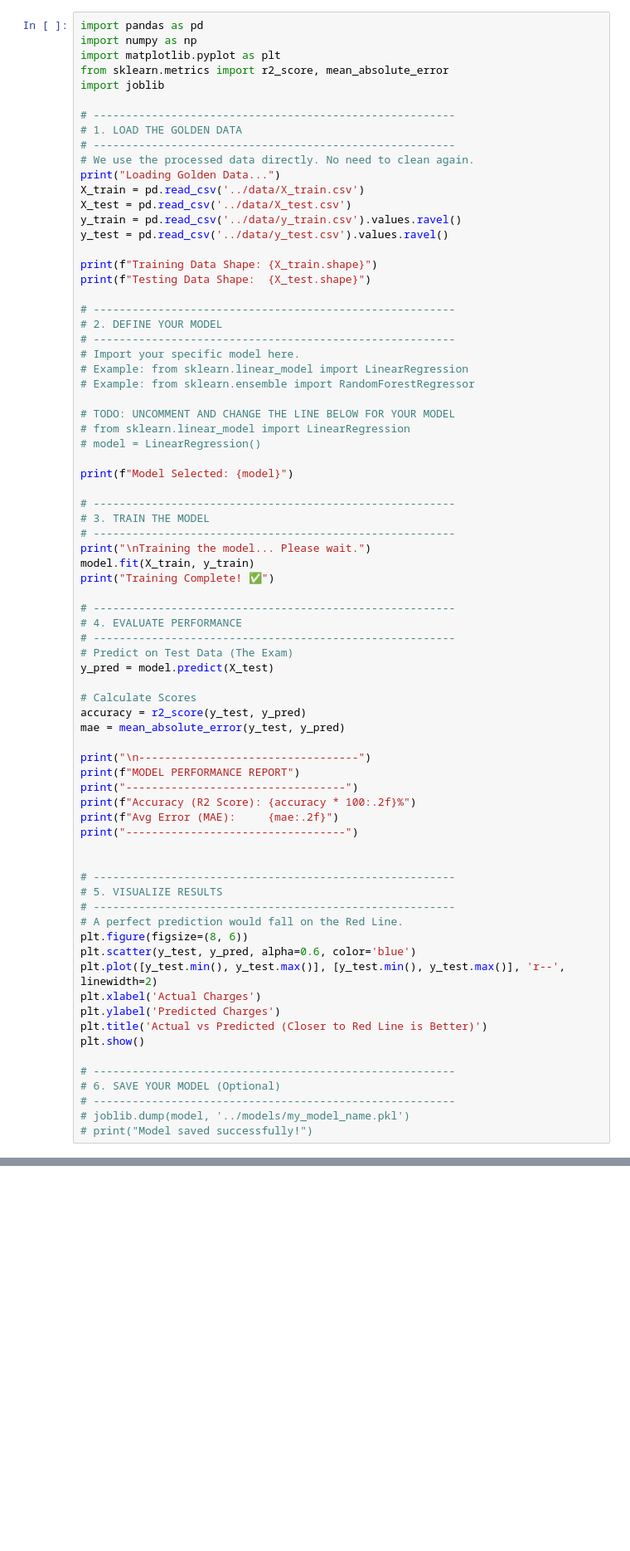
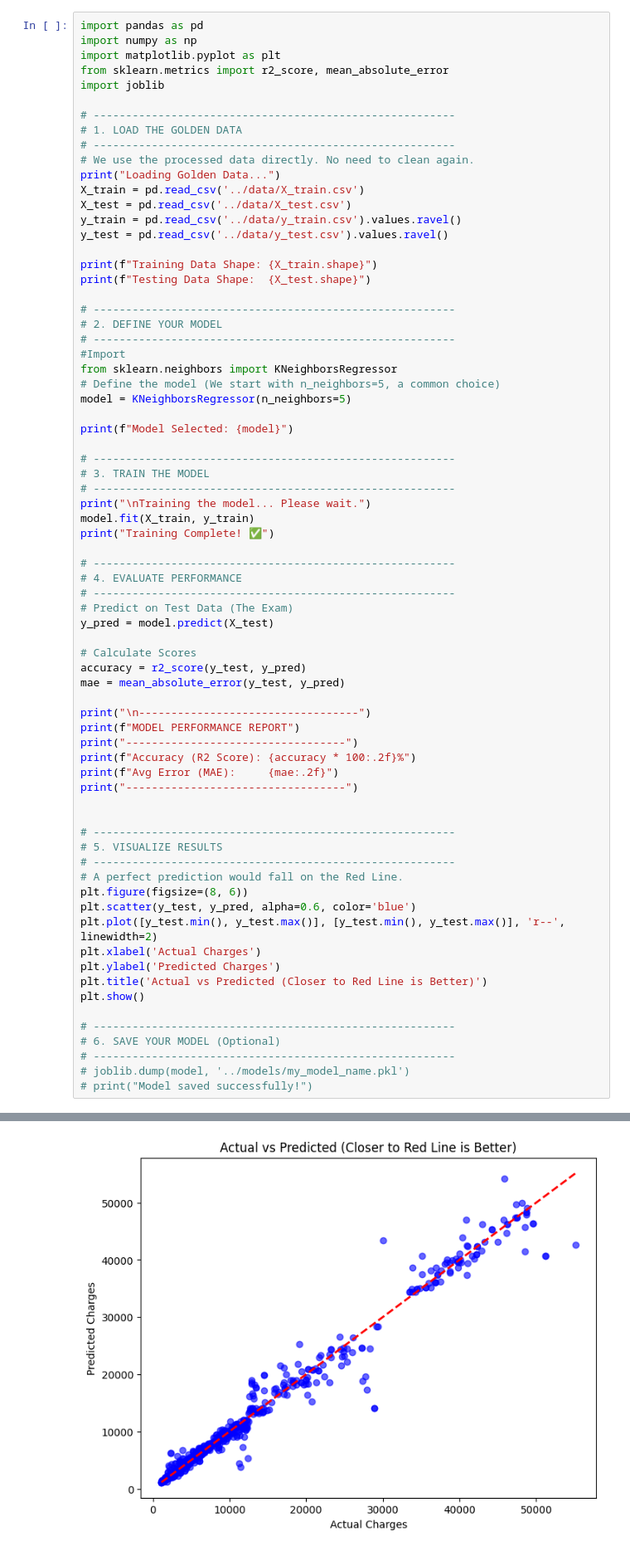
Before and after one commit to code-with-shriyut/health-insurance-prediction, a Jupyter notebook: notebooks/model_KNN_Subhadip.ipynb, the cells around one changed output, grey strips where cells are left out. Shown at 83% size. Cells and saved outputs as stored; diff of their text form; blank space fills up the shorter version.

```diff
--- a/notebooks/model_KNN_Subhadip.ipynb
+++ b/notebooks/model_KNN_Subhadip.ipynb
@@ -30,13 +21,10 @@ print(f"Testing Data Shape:  {X_test.shape}")
 # --------------------------------------------------------
 # 2. DEFINE YOUR MODEL
 # --------------------------------------------------------
-# Import your specific model here.
-# Example: from sklearn.linear_model import LinearRegression
-# Example: from sklearn.ensemble import RandomForestRegressor
-
-# TODO: UNCOMMENT AND CHANGE THE LINE BELOW FOR YOUR MODEL
-# from sklearn.linear_model import LinearRegression
-# model = LinearRegression()
+#Import
+from sklearn.neighbors import KNeighborsRegressor
+# Define the model (We start with n_neighbors=5, a common choice)
+model = KNeighborsRegressor(n_neighbors=5)
 
 print(f"Model Selected: {model}")
 
@@ -82,3 +70,4 @@ plt.show()
 # --------------------------------------------------------
 # joblib.dump(model, '../models/my_model_name.pkl')
 # print("Model saved successfully!")
+# %% [output]
@@ -84,0 +88 @@ plt.show()
+[figure, added]
```
Also changed, not shown: parts of 2 cells of this notebook, 9 other files.
